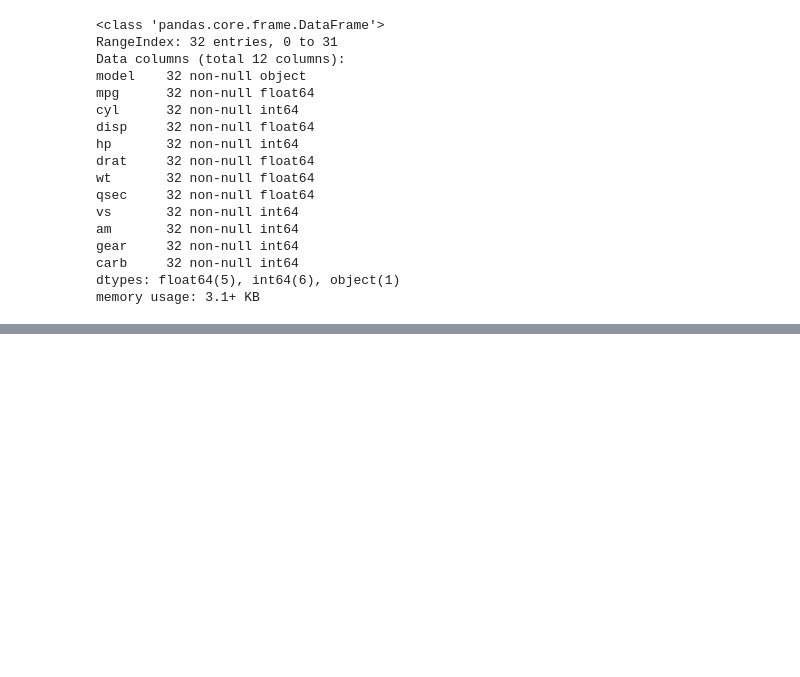
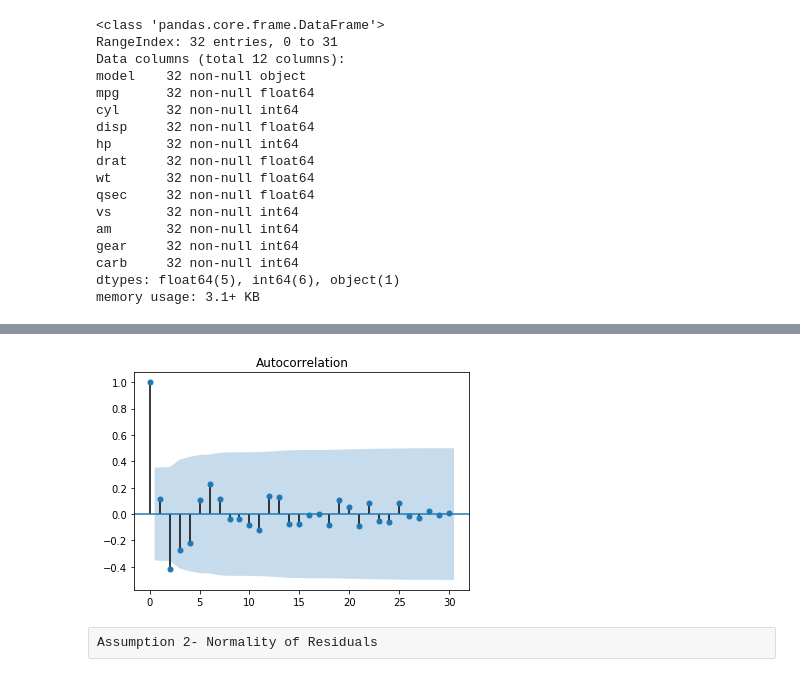
Before and after one commit to mynamerahulkumar/GitHub, a Jupyter notebook: Great_learning_data_science/supervised_learning/inclass/Inclass_day1.ipynb, the cells around one changed output, grey strips where cells are left out. Drawn from its saved outputs; the diff is of its cells as text; code cells hidden in the pictures; blank space fills up the shorter version.

Commit message:
supervised learning model

```diff
--- a/Great_learning_data_science/supervised_learning/inclass/Inclass_day1.ipynb
+++ b/Great_learning_data_science/supervised_learning/inclass/Inclass_day1.ipynb
@@ -46,0 +150,11 @@ df.describe()
+# %%
+Y=df2['mpg']
+# %%
+from sklearn.linear_model import LinearRegression
+
+lin_reg = LinearRegression()
+lin_reg.fit(X, Y)
+
+print('Coefficients:', lin_reg.coef_)
+print('Intercept:', lin_reg.intercept_)
+print('R^2 score:' ,lin_reg.score(X, Y))
@@ -46,0 +184,8 @@ df.describe()
+# %%
+import warnings
+warnings.filterwarnings('ignore')
+import statsmodels.api as sm
+
+X_constant = sm.add_constant(X)
+lin_reg = sm.OLS(Y,X_constant).fit()
+lin_reg.summary()
@@ -46,0 +223,9 @@ df.describe()
+# %%
+#by cheking with normal distribution of target check adjusted R2
+import warnings
+warnings.filterwarnings('ignore')
+import statsmodels.api as sm
+y=np.log(Y)
+X_constant = sm.add_constant(X)
+lin_reg = sm.OLS(y,X_constant).fit()
+lin_reg.summary()
@@ -46,0 +277,9 @@ df.describe()
+# %%
+import statsmodels.tsa.api as smt
+
+acf = smt.graphics.plot_acf(lin_reg.resid, lags=30, alpha=0.05)
+acf.show()
+# %% [output]
+[figure, added]
+# %% [raw]
+Assumption 2- Normality of Residuals
```
Also changed, not shown: parts of 57 cells of this notebook, 10 other files.
